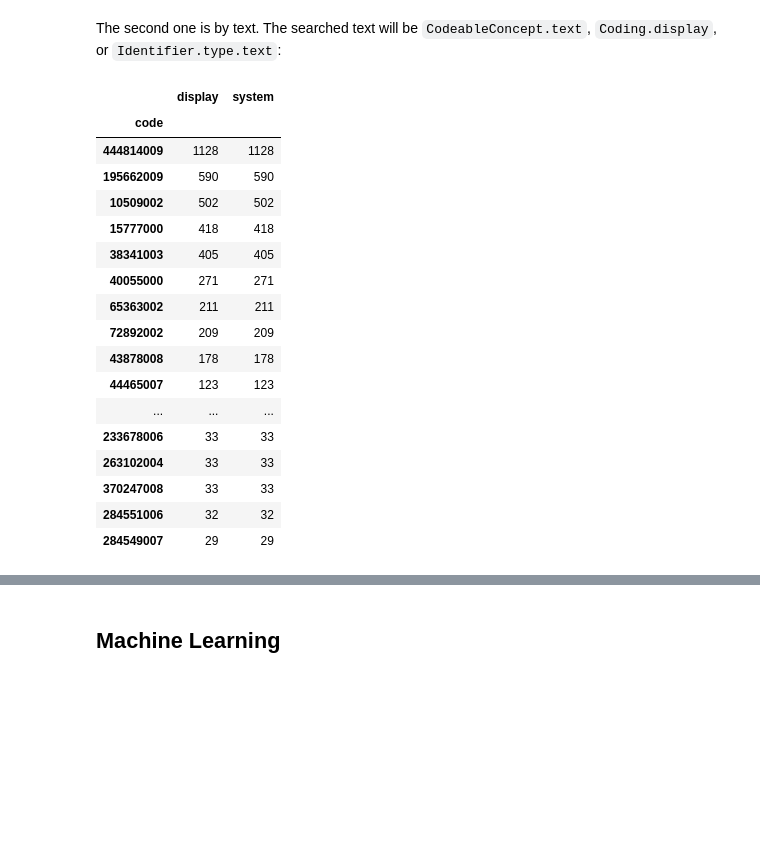
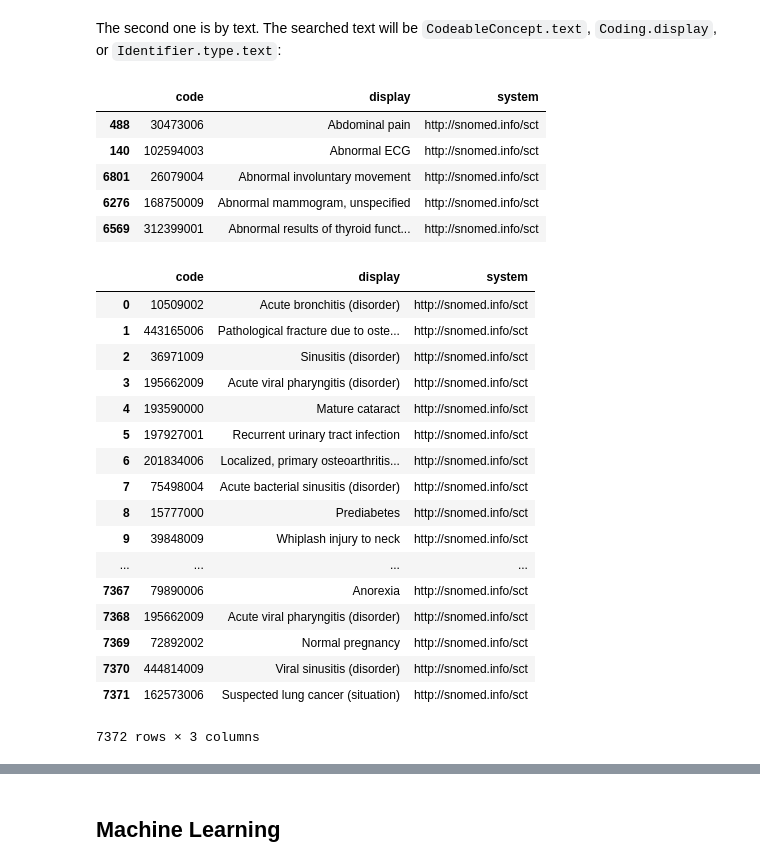
Before and after one commit to chrisby/ml-on-fhir, a Jupyter notebook: src/Demo.ipynb, the cells around one changed output, grey strips where cells are left out. Cells and saved outputs as stored; diff of their text form; code cells hidden in the pictures; blank space fills up the shorter version.

```diff
--- a/src/Demo.ipynb
+++ b/src/Demo.ipynb
@@ -61,27 +57,36 @@ INFO:root:Received 252 patients in 213.18 seconds.
 # %% [markdown]
 The second one is by text. The searched text will be `CodeableConcept.text`, `Coding.display`, or `Identifier.type.text`:
 # %%
-#conditions = client.get_all_conditions()
-pd.DataFrame([cond.code['coding'][0] for cond in conditions]).groupby('code').count().sort_values(by='display', ascending=False).head(50)
+conditions = client.get_all_conditions()
+pd.DataFrame([cond.code['coding'][0] for cond in conditions]).drop_duplicates(subset=['display']).sort_values(by='display', ascending=True).head()
 # %% [output]
-|  | display | system |
-| code |  |  |
-| 444814009 | 1128 | 1128 |
-| 195662009 | 590 | 590 |
-| 10509002 | 502 | 502 |
-| 15777000 | 418 | 418 |
-| 38341003 | 405 | 405 |
-| 40055000 | 271 | 271 |
-| 65363002 | 211 | 211 |
-| 72892002 | 209 | 209 |
-| 43878008 | 178 | 178 |
-| 44465007 | 123 | 123 |
-| ... | ... | ... |
-| 233678006 | 33 | 33 |
-| 263102004 | 33 | 33 |
-| 370247008 | 33 | 33 |
-| 284551006 | 32 | 32 |
-| 284549007 | 29 | 29 |
+|  | code | display | system |
+| 488 | 30473006 | Abdominal pain | http://snomed.info/sct |
+| 140 | 102594003 | Abnormal ECG | http://snomed.info/sct |
+| 6801 | 26079004 | Abnormal involuntary movement | http://snomed.info/sct |
+| 6276 | 168750009 | Abnormal mammogram, unspecified | http://snomed.info/sct |
+| 6569 | 312399001 | Abnormal results of thyroid funct... | http://snomed.info/sct |
+# %%
+pd.DataFrame([cond.code['coding'][0] for cond in conditions])
+# %% [output]
+|  | code | display | system |
+| 0 | 10509002 | Acute bronchitis (disorder) | http://snomed.info/sct |
+| 1 | 443165006 | Pathological fracture due to oste... | http://snomed.info/sct |
+| 2 | 36971009 | Sinusitis (disorder) | http://snomed.info/sct |
+| 3 | 195662009 | Acute viral pharyngitis (disorder) | http://snomed.info/sct |
+| 4 | 193590000 | Mature cataract | http://snomed.info/sct |
+| 5 | 197927001 | Recurrent urinary tract infection | http://snomed.info/sct |
+| 6 | 201834006 | Localized, primary osteoarthritis... | http://snomed.info/sct |
+| 7 | 75498004 | Acute bacterial sinusitis (disorder) | http://snomed.info/sct |
+| 8 | 15777000 | Prediabetes | http://snomed.info/sct |
+| 9 | 39848009 | Whiplash injury to neck | http://snomed.info/sct |
+| ... | ... | ... | ... |
+| 7367 | 79890006 | Anorexia | http://snomed.info/sct |
+| 7368 | 195662009 | Acute viral pharyngitis (disorder) | http://snomed.info/sct |
+| 7369 | 72892002 | Normal pregnancy | http://snomed.info/sct |
+| 7370 | 444814009 | Viral sinusitis (disorder) | http://snomed.info/sct |
+| 7371 | 162573006 | Suspected lung cancer (situation) | http://snomed.info/sct |
+7372 rows × 3 columns
 # %%
 patients_by_condition_text = client.get_patients_by_condition_text("Abdominal pain")
 "Retrieved {} patients with a total of {} observations".format( len(patients_by_condition_text),
```
Also changed, not shown: parts of 15 cells of this notebook, 1 other file.
